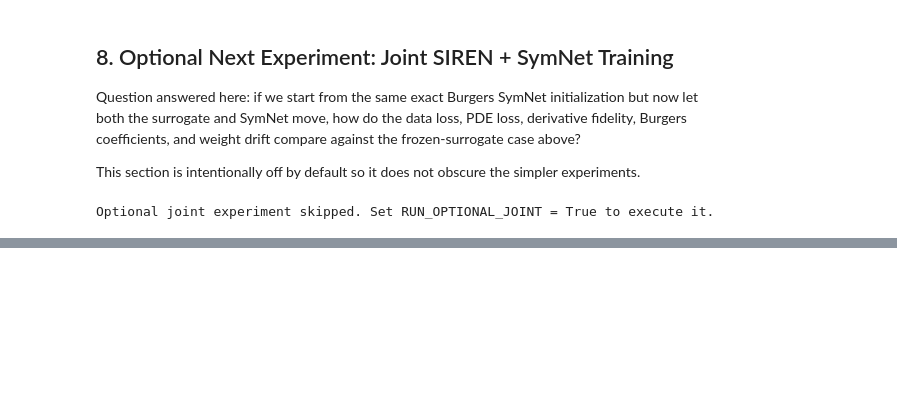
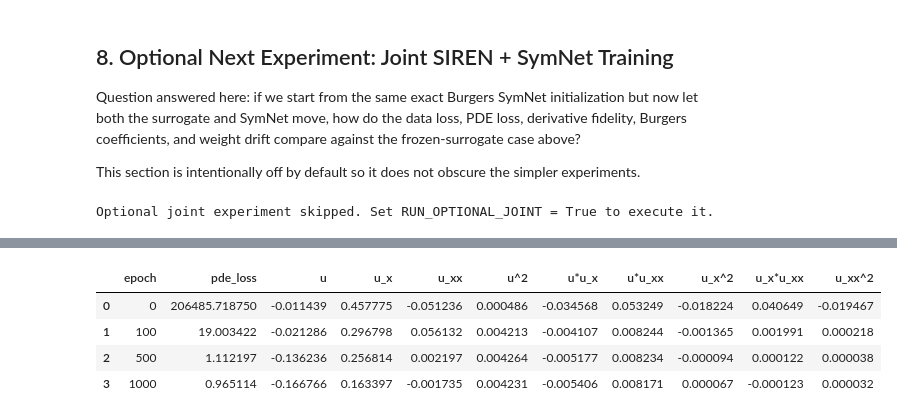
Before and after one commit to ryuFromCaillou/pde_stuff, a Jupyter notebook: notebook/diagnostics/burgers_minimal_discovery_story.ipynb, the cells around one changed output, grey strips where cells are left out. Cells and saved outputs as stored; diff of their text form; code cells hidden in the pictures; blank space fills up the shorter version.

```diff
--- a/notebook/diagnostics/burgers_minimal_discovery_story.ipynb
+++ b/notebook/diagnostics/burgers_minimal_discovery_story.ipynb
@@ -751,0 +756,78 @@ Optional joint experiment skipped. Set RUN_OPTIONAL_JOINT = True to execute it.
+# %%
+torch.manual_seed(SEED)
+random_frozen_epochs = 1000
+random_frozen_lr = 1e-2
+random_frozen_checkpoints = sorted({0, 100, 500, 1000, random_frozen_epochs})
+random_frozen_loss_fn = nn.MSELoss()
+
+random_frozen_symnet = MinimalSymNet().to(device)
+initial_random_frozen_coeffs = product_term_dict(random_frozen_symnet)
+initial_random_frozen_pde_mse = float(
+    random_frozen_loss_fn(random_frozen_symnet(frozen_feature_tensor), frozen_ut_target).item()
+)
+
+print("initial SymNet effective equation:")
+print(pretty_equation(initial_random_frozen_coeffs))
+print(f"initial PDE MSE = {initial_random_frozen_pde_mse:.6e}")
+display(pd.DataFrame([initial_random_frozen_coeffs]).T.rename(columns={0: "initial_coefficient"}))
+
+random_frozen_optimizer = torch.optim.Adam(random_frozen_symnet.parameters(), lr=random_frozen_lr)
+random_frozen_loss_history = []
+random_frozen_coeff_history = []
+
+for epoch in range(random_frozen_epochs + 1):
+    pred_ut = random_frozen_symnet(frozen_feature_tensor)
+    pde_loss = random_frozen_loss_fn(pred_ut, frozen_ut_target)
+
+    random_frozen_loss_history.append({
+        "epoch": epoch,
+        "pde_loss": float(pde_loss.item()),
+    })
+
+    if epoch in random_frozen_checkpoints:
+        coeffs = product_term_dict(random_frozen_symnet)
+        coeff_row = {"epoch": epoch, "pde_loss": float(pde_loss.item())}
+        coeff_row.update(coeffs)
+        random_frozen_coeff_history.append(coeff_row)
+        print(f"epoch {epoch:4d} | raw PDE MSE = {float(pde_loss.item()):.6e}")
+        print(pretty_equation(coeffs))
+
+    if epoch == random_frozen_epochs:
+        break
+
+    random_frozen_optimizer.zero_grad()
+    pde_loss.backward()
+    random_frozen_optimizer.step()
+
+random_frozen_loss_df = pd.DataFrame(random_frozen_loss_history)
+random_frozen_coeff_df = pd.DataFrame(random_frozen_coeff_history)
+final_random_frozen_coeffs = product_term_dict(random_frozen_symnet)
+random_frozen_summary = {
+    "optimizer": "Adam",
+    "learning_rate": random_frozen_lr,
+    "epochs": random_frozen_epochs,
+    "initial_pde_mse": initial_random_frozen_pde_mse,
+    "final_pde_mse": float(random_frozen_loss_df.iloc[-1]["pde_loss"]),
+    "initial_equation": pretty_equation(initial_random_frozen_coeffs),
+    "final_equation": pretty_equation(final_random_frozen_coeffs),
+    "final_uux_coeff": float(final_random_frozen_coeffs["u*u_x"]),
+    "final_uxx_coeff": float(final_random_frozen_coeffs["u_xx"]),
+    "hand_init_final_pde_mse": float(symnet_history_df.iloc[-1]["pde_loss"]),
+    "hand_init_final_uux_coeff": float(symnet_history_df.iloc[-1]["u*u_x"]),
+    "hand_init_final_uxx_coeff": float(symnet_history_df.iloc[-1]["u_xx"]),
+}
+
+display(random_frozen_coeff_df)
+print("initial equation:")
+print(random_frozen_summary["initial_equation"])
+print("final equation:")
+print(random_frozen_summary["final_equation"])
+print(f"recovered coeff(u*u_x) = {random_frozen_summary['final_uux_coeff']:+.6f} (truth -1.000000)")
+print(f"recovered coeff(u_xx)  = {random_frozen_summary['final_uxx_coeff']:+.6f} (truth +0.020000)")
+print(f"final PDE MSE = {random_frozen_summary['final_pde_mse']:.6e}")
+print()
+print("comparison to the hand-initialized frozen-surrogate run:")
+print(f"hand-init final PDE MSE = {random_frozen_summary['hand_init_final_pde_mse']:.6e}")
+print(f"hand-init final coeff(u*u_x) = {random_frozen_summary['hand_init_final_uux_coeff']:+.6f}")
+print(f"hand-init final coeff(u_xx)  = {random_frozen_summary['hand_init_final_uxx_coeff']:+.6f}")
+# %% [output]
@@ -751,0 +861,5 @@ Optional joint experiment skipped. Set RUN_OPTIONAL_JOINT = True to execute it.
+|  | epoch | pde_loss | u | u_x | u_xx | u^2 | u*u_x | u*u_xx | u_x^2 | u_x*u_xx | u_xx^2 |
+| 0 | 0 | 206485.718750 | -0.011439 | 0.457775 | -0.051236 | 0.000486 | -0.034568 | 0.053249 | -0.018224 | 0.040649 | -0.019467 |
+| 1 | 100 | 19.003422 | -0.021286 | 0.296798 | 0.056132 | 0.004213 | -0.004107 | 0.008244 | -0.001365 | 0.001991 | 0.000218 |
+| 2 | 500 | 1.112197 | -0.136236 | 0.256814 | 0.002197 | 0.004264 | -0.005177 | 0.008234 | -0.000094 | 0.000122 | 0.000038 |
+| 3 | 1000 | 0.965114 | -0.166766 | 0.163397 | -0.001735 | 0.004231 | -0.005406 | 0.008171 | 0.000067 | -0.000123 | 0.000032 |
```
Also changed, not shown: parts of 10 cells of this notebook.
